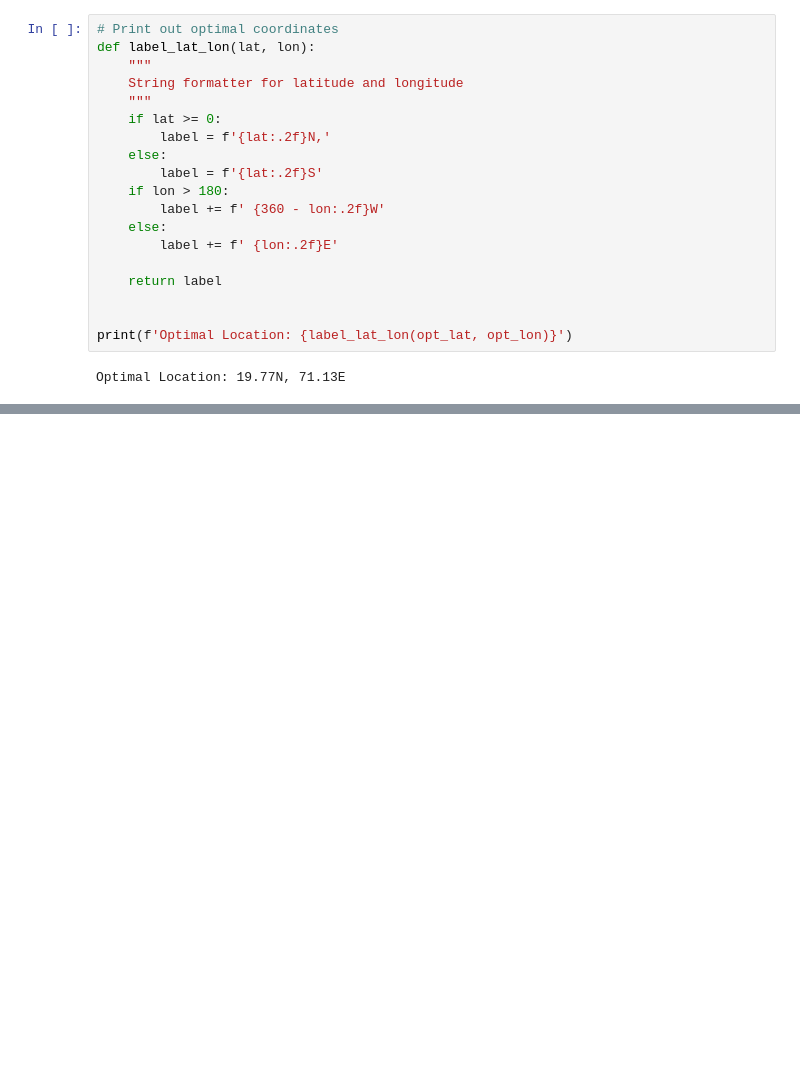
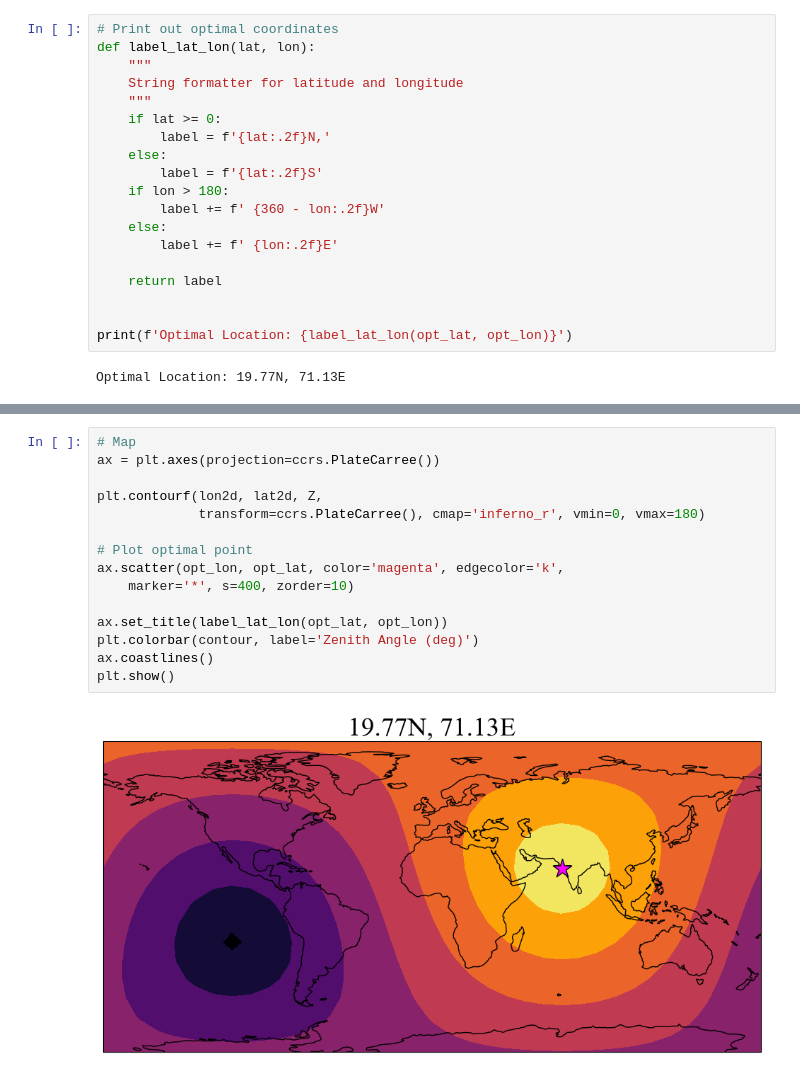
Before and after one commit to eachase/astro_locator, a Jupyter notebook: astro_locator.ipynb, the cells around one changed output, grey strips where cells are left out. Cells and saved outputs as stored; diff of their text form; blank space fills up the shorter version.

```diff
--- a/astro_locator.ipynb
+++ b/astro_locator.ipynb
@@ -118,0 +139,17 @@ plt.show()
+# %%
+# Map
+ax = plt.axes(projection=ccrs.PlateCarree())
+
+plt.contourf(lon2d, lat2d, Z,
+             transform=ccrs.PlateCarree(), cmap='inferno_r', vmin=0, vmax=180)
+
+# Plot optimal point
+ax.scatter(opt_lon, opt_lat, color='magenta', edgecolor='k',
+    marker='*', s=400, zorder=10)
+
+ax.set_title(label_lat_lon(opt_lat, opt_lon))
+plt.colorbar(contour, label='Zenith Angle (deg)')
+ax.coastlines()
+plt.show()
+# %% [output]
+[figure, added]
```
Also changed, not shown: parts of 5 cells of this notebook.
